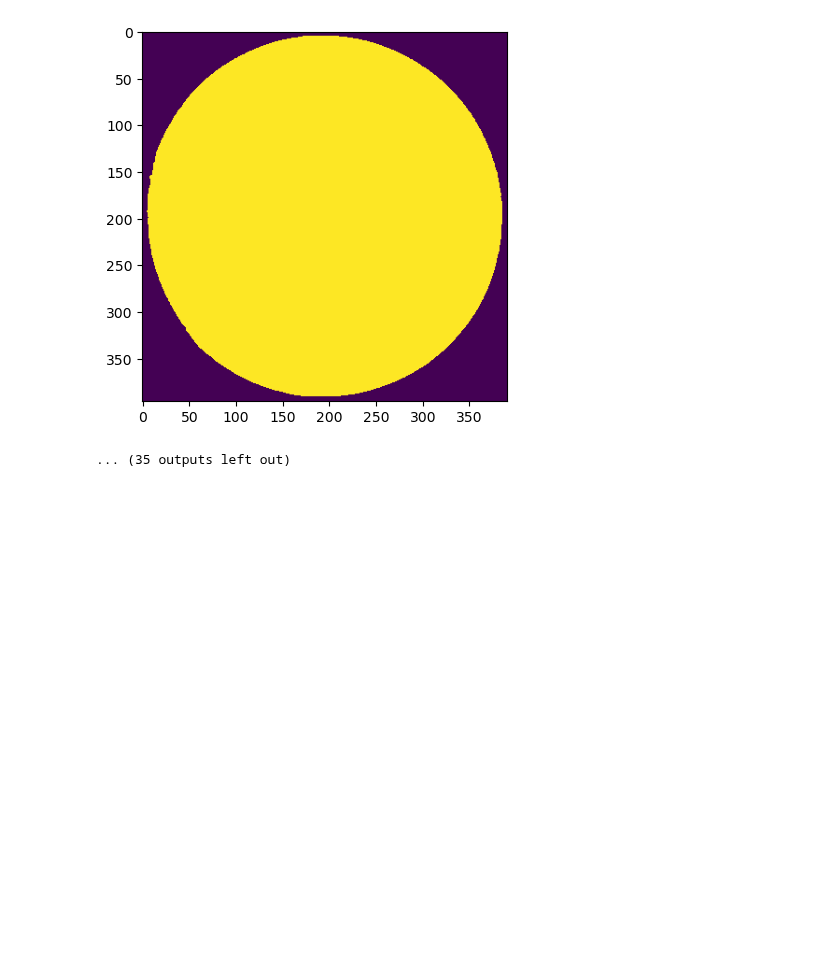
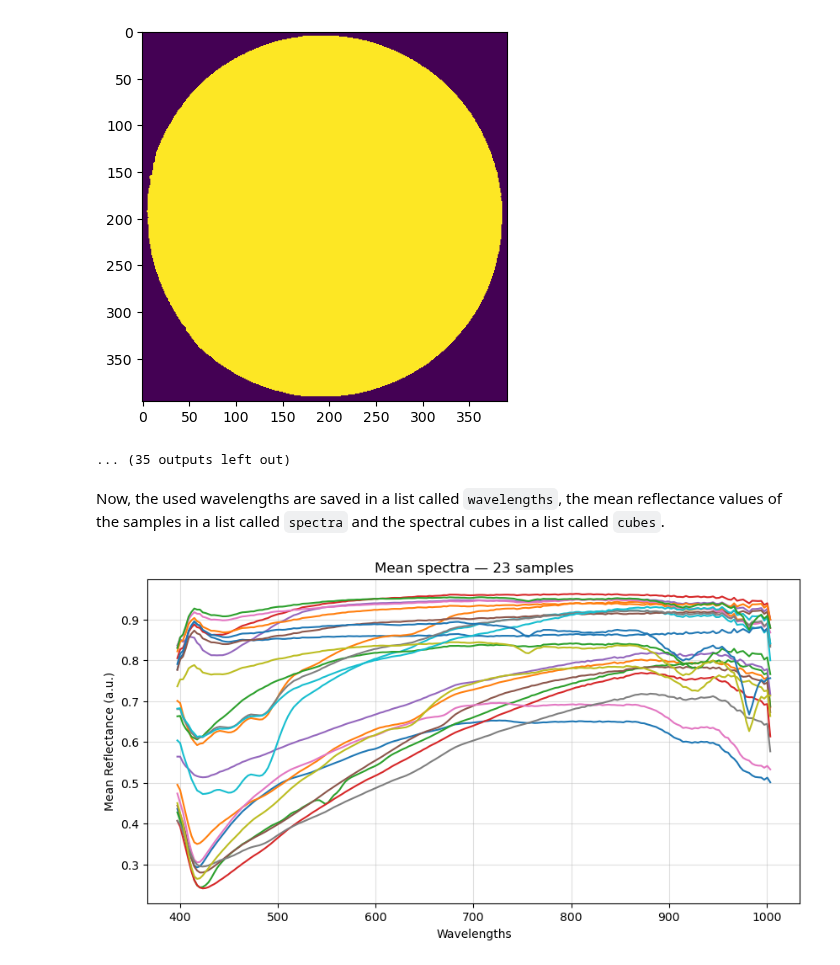
Before and after one commit to annitarvainen/tutkimusprojekti, a Jupyter notebook: projekti_infotekstit.ipynb, the cells around one changed output. Cells and saved outputs as stored; diff of their text form; code cells hidden in the pictures; blank space fills up the shorter version.

Commit message:
Added a figure to projekti_infotekstit.

```diff
--- a/projekti_infotekstit.ipynb
+++ b/projekti_infotekstit.ipynb
@@ -331,7 +347,7 @@ The following code forms and prints the masks:
 # %%
 print(f"Found {len(folders)} sample(s)\n")
 
-spectra, names = [], []
+spectra = []
 wavelengths = None
 
 for i, folder in enumerate(folders, 1):
@@ -346,14 +362,11 @@ for i, folder in enumerate(folders, 1):
     spec, wl = process_sample(PATH, folder, nums[i-1])
     if spec is not None:
         spectra.append(spec)
-        names.append(folder)
         if wavelengths is None:
             wavelengths = wl
 
 
 print(f"\nProcessed {len(spectra)}/{len(folders)} samples successfully.")
-
-print(f"There are {len(wavelengths)} spectral bands in the cubes.")
 # %% [output]
 Found 23 sample(s)
 
@@ -370,3 +383,16 @@ Found 23 sample(s)
 [6/23] /n/archive/labs/hsi-data/everyday_objects/kitchen/psyllium/capture/
 [figure]
 ... (35 outputs left out)
+# %% [markdown]
+Now, the used wavelengths are saved in a list called `wavelengths`, the mean reflectance values of the samples in a list called `spectra` and the spectral cubes in a list called `cubes`.
+# %%
+array = np.array(spectra)
+plt.figure().set_size_inches(10,5)
+plt.plot(wavelengths, array.T)
+plt.grid(visible=True, alpha=0.4)
+plt.title(f"Mean spectra — {len(spectra)} samples")
+plt.xlabel('Wavelengths')
+plt.ylabel('Mean Reflectance (a.u.)')
+plt.show()
+# %% [output]
+[figure, added]
```
Also changed, not shown: parts of 1 cell of this notebook.
